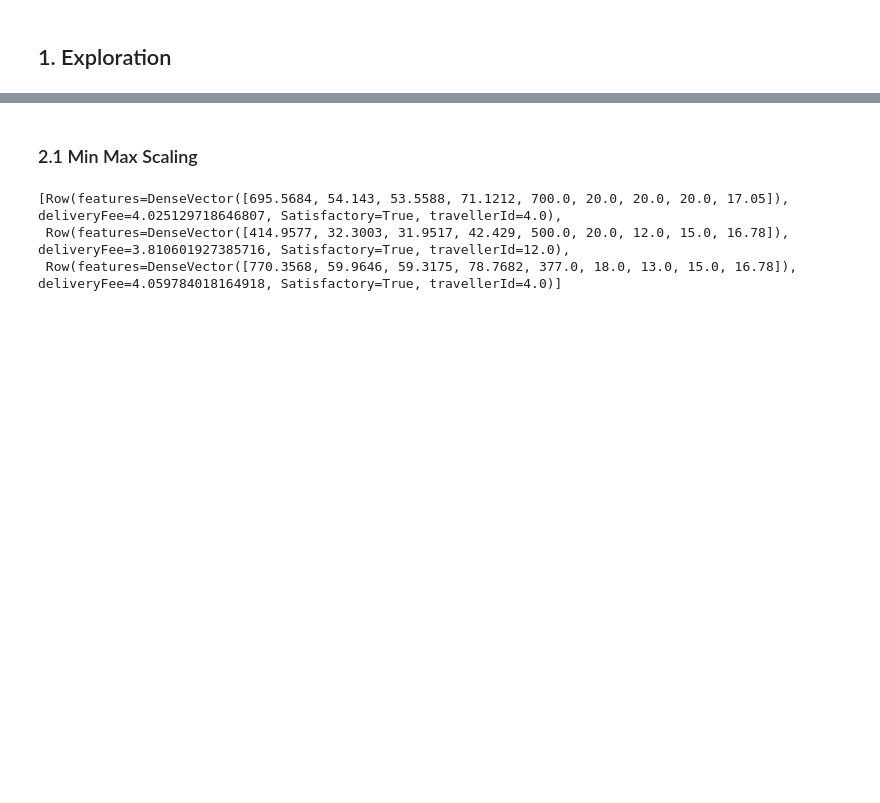
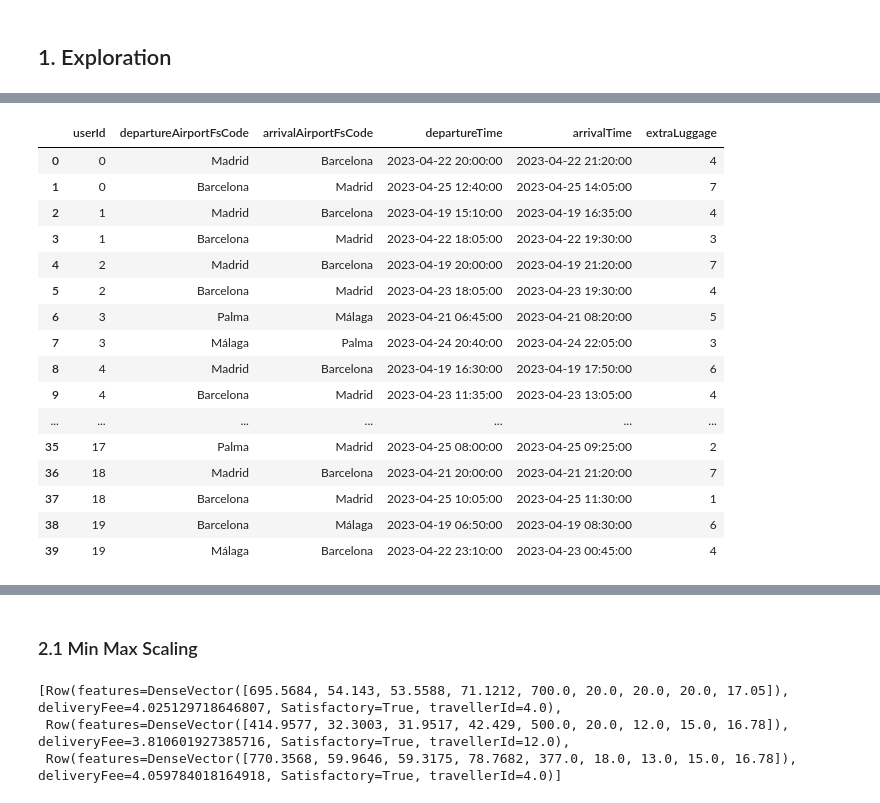
Before and after one commit to SYusupov/BDM_Cargo_Analytics, a Jupyter notebook: predictive_analysis/DeliveryFee_Regression.ipynb, the cells around one changed output, grey strips where cells are left out. Cells and saved outputs as stored; diff of their text form; code cells hidden in the pictures; blank space fills up the shorter version.

```diff
--- a/predictive_analysis/DeliveryFee_Regression.ipynb
+++ b/predictive_analysis/DeliveryFee_Regression.ipynb
@@ -78,0 +171,20 @@ requests.toPandas()
+# %%
+travels.toPandas()
+# %% [output]
+|  | userId | departureAirportFsCode | arrivalAirportFsCode | departureTime | arrivalTime | extraLuggage |
+| 0 | 0 | Madrid | Barcelona | 2023-04-22 20:00:00 | 2023-04-22 21:20:00 | 4 |
+| 1 | 0 | Barcelona | Madrid | 2023-04-25 12:40:00 | 2023-04-25 14:05:00 | 7 |
+| 2 | 1 | Madrid | Barcelona | 2023-04-19 15:10:00 | 2023-04-19 16:35:00 | 4 |
+| 3 | 1 | Barcelona | Madrid | 2023-04-22 18:05:00 | 2023-04-22 19:30:00 | 3 |
+| 4 | 2 | Madrid | Barcelona | 2023-04-19 20:00:00 | 2023-04-19 21:20:00 | 7 |
+| 5 | 2 | Barcelona | Madrid | 2023-04-23 18:05:00 | 2023-04-23 19:30:00 | 4 |
+| 6 | 3 | Palma | Málaga | 2023-04-21 06:45:00 | 2023-04-21 08:20:00 | 5 |
+| 7 | 3 | Málaga | Palma | 2023-04-24 20:40:00 | 2023-04-24 22:05:00 | 3 |
+| 8 | 4 | Madrid | Barcelona | 2023-04-19 16:30:00 | 2023-04-19 17:50:00 | 6 |
+| 9 | 4 | Barcelona | Madrid | 2023-04-23 11:35:00 | 2023-04-23 13:05:00 | 4 |
+| ... | ... | ... | ... | ... | ... | ... |
+| 35 | 17 | Palma | Madrid | 2023-04-25 08:00:00 | 2023-04-25 09:25:00 | 2 |
+| 36 | 18 | Madrid | Barcelona | 2023-04-21 20:00:00 | 2023-04-21 21:20:00 | 7 |
+| 37 | 18 | Barcelona | Madrid | 2023-04-25 10:05:00 | 2023-04-25 11:30:00 | 1 |
+| 38 | 19 | Barcelona | Málaga | 2023-04-19 06:50:00 | 2023-04-19 08:30:00 | 6 |
+| 39 | 19 | Málaga | Barcelona | 2023-04-22 23:10:00 | 2023-04-23 00:45:00 | 4 |
```
Also changed, not shown: parts of 29 cells of this notebook, 5 other files.
